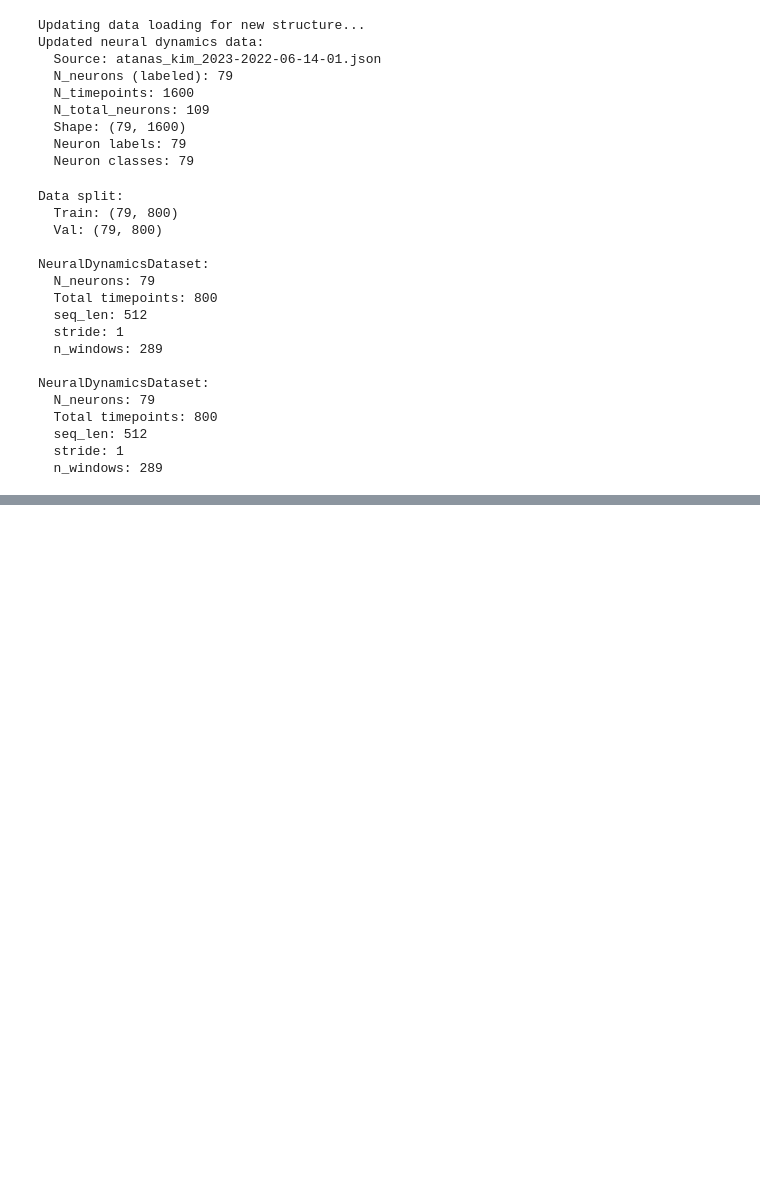
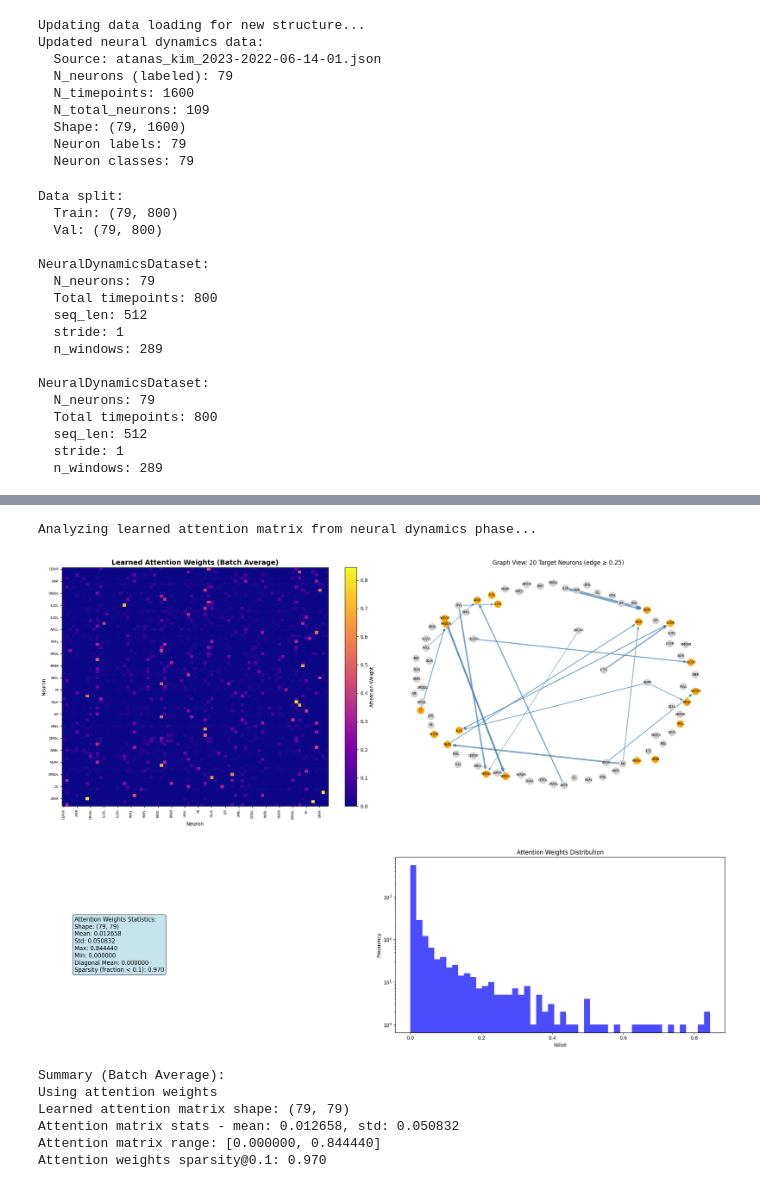
Before and after one commit to qsimeon/worm-learn, a Jupyter notebook: main_notebook.ipynb, the cells around one changed output, grey strips where cells are left out. Cells and saved outputs as stored; diff of their text form; code cells hidden in the pictures; blank space fills up the shorter version.

```diff
--- a/main_notebook.ipynb
+++ b/main_notebook.ipynb
@@ -2247,22 +2099,31 @@ Dynamics Phase Results:
 # %%
 # Analyze learned attention matrix from neural dynamics phase
 print("Analyzing learned attention matrix from neural dynamics phase...")
 
 # Use the validation dataset for analysis
-results_dynamics = analyze_attention_matrix_comprehensive(
+results_dynamics = analyze_attention_matrix(
     model=model_dynamics,
     dataset=val_dataset_dynamics,
     neuron_labels=neuron_labels,
     device=device,
     use_attention_scores=CONFIG_DYNAMICS['use_attention_scores'],
     sparsity_thresh=0.1,
     num_graph_targets=20,
     edge_thresh=0.25
 )
 
 # Store results for later comparison
 attention_matrix_dynamics = results_dynamics['attention_matrix']
-attention_weights_matrix_dynamics = results_dynamics['attention_weights_matrix']
+# %% [output]
+Analyzing learned attention matrix from neural dynamics phase...
+[figure, added]
+[figure, added]
+Summary (Batch Average):
+Using attention weights
+Learned attention matrix shape: (79, 79)
+Attention matrix stats - mean: 0.012658, std: 0.050832
+Attention matrix range: [0.000000, 0.844440]
+Attention weights sparsity@0.1: 0.970
 # %%
 # Compare Phase 1 (Transcriptomics) vs Phase 2 (Dynamics)
 print("\n" + "="*80)
```
Also changed, not shown: parts of 19 cells of this notebook, 1 other file.
